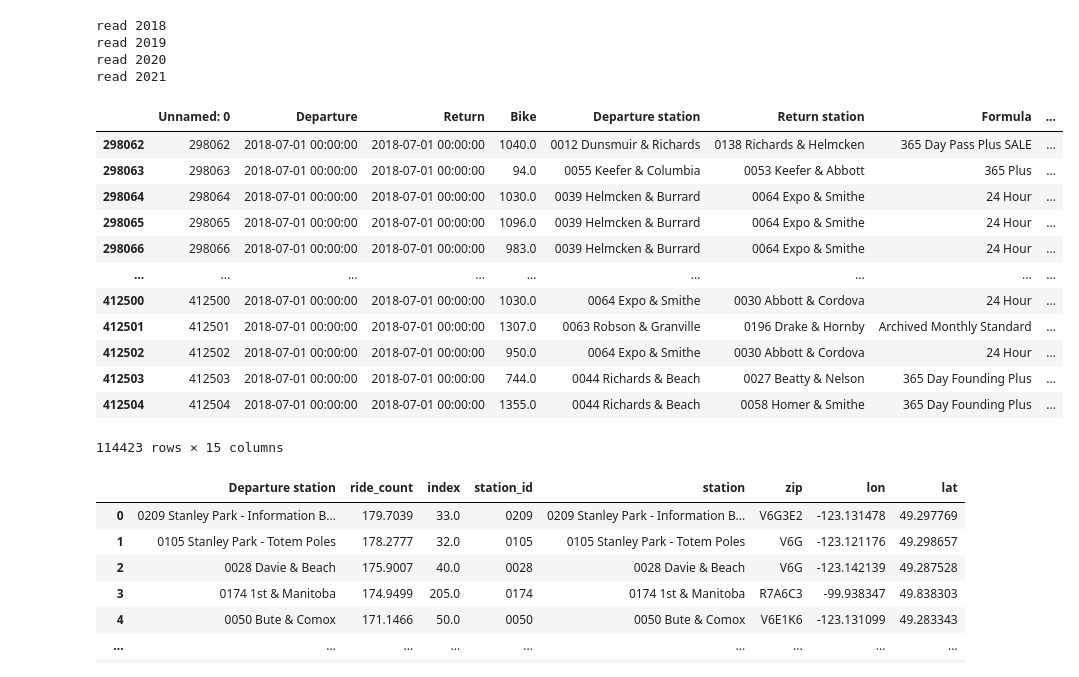
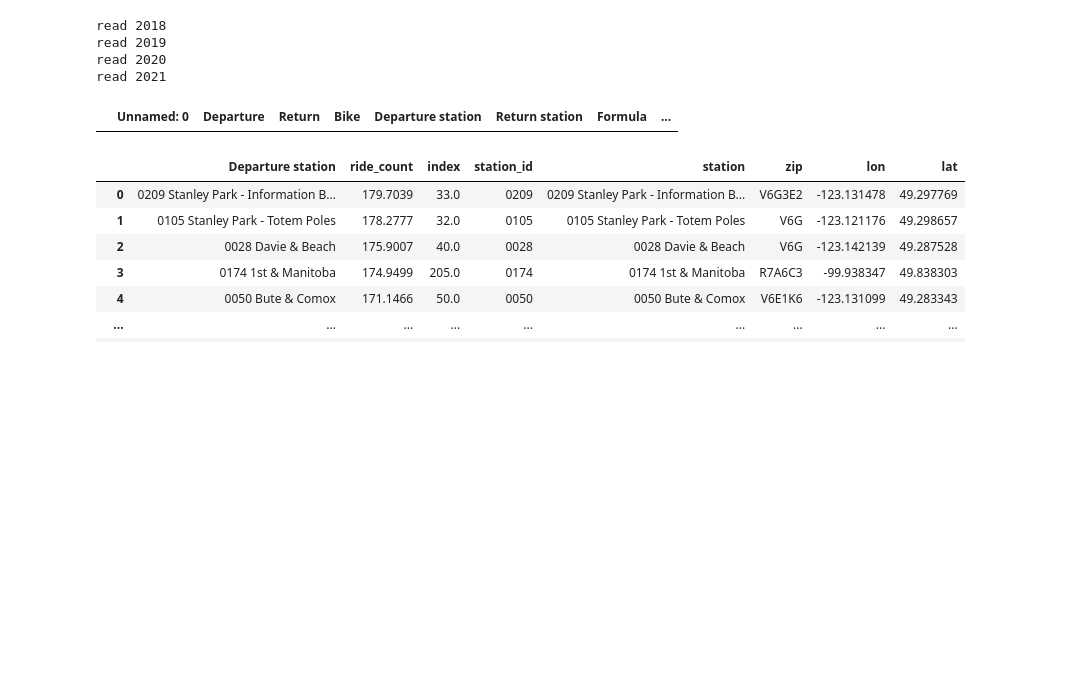
Before and after one commit to jefwang9/733_Final_Project, a Jupyter notebook: src/map_visual/web_display_dataProcess.ipynb, the cells around one changed output. Cells and saved outputs as stored; diff of their text form; code cells hidden in the pictures; blank space fills up the shorter version.

```diff
--- a/src/map_visual/web_display_dataProcess.ipynb
+++ b/src/map_visual/web_display_dataProcess.ipynb
@@ -77,22 +77,10 @@ df_sorted = group_by_departure_station(df)
 df_sorted_normalized = normalize_ride_count(df_sorted)
 df_station_geo = get_station_geo()
 # %%
-df = get_date_range_departure(data_2018, "2018-07-01", "2018-08-01")
+df = get_date_range_departure(data_2018, "2018-01-01", "2018-02-01")
 df
 # %% [output]
 |  | Unnamed: 0 | Departure | Return | Bike | Departure station | Return station | Formula | ... |
-| 298062 | 298062 | 2018-07-01 00:00:00 | 2018-07-01 00:00:00 | 1040.0 | 0012 Dunsmuir & Richards | 0138 Richards & Helmcken | 365 Day Pass Plus SALE | ... |
-| 298063 | 298063 | 2018-07-01 00:00:00 | 2018-07-01 00:00:00 | 94.0 | 0055 Keefer & Columbia | 0053 Keefer & Abbott | 365 Plus | ... |
-| 298064 | 298064 | 2018-07-01 00:00:00 | 2018-07-01 00:00:00 | 1030.0 | 0039 Helmcken & Burrard | 0064 Expo & Smithe | 24 Hour | ... |
-| 298065 | 298065 | 2018-07-01 00:00:00 | 2018-07-01 00:00:00 | 1096.0 | 0039 Helmcken & Burrard | 0064 Expo & Smithe | 24 Hour | ... |
-| 298066 | 298066 | 2018-07-01 00:00:00 | 2018-07-01 00:00:00 | 983.0 | 0039 Helmcken & Burrard | 0064 Expo & Smithe | 24 Hour | ... |
-| ... | ... | ... | ... | ... | ... | ... | ... | ... |
-| 412500 | 412500 | 2018-07-01 00:00:00 | 2018-07-01 00:00:00 | 1030.0 | 0064 Expo & Smithe | 0030 Abbott & Cordova | 24 Hour | ... |
-| 412501 | 412501 | 2018-07-01 00:00:00 | 2018-07-01 00:00:00 | 1307.0 | 0063 Robson & Granville | 0196 Drake & Hornby | Archived Monthly Standard | ... |
-| 412502 | 412502 | 2018-07-01 00:00:00 | 2018-07-01 00:00:00 | 950.0 | 0064 Expo & Smithe | 0030 Abbott & Cordova | 24 Hour | ... |
-| 412503 | 412503 | 2018-07-01 00:00:00 | 2018-07-01 00:00:00 | 744.0 | 0044 Richards & Beach | 0027 Beatty & Nelson | 365 Day Founding Plus | ... |
-| 412504 | 412504 | 2018-07-01 00:00:00 | 2018-07-01 00:00:00 | 1355.0 | 0044 Richards & Beach | 0058 Homer & Smithe | 365 Day Founding Plus | ... |
-114423 rows × 15 columns
 # %%
 df_merged = pd.merge(left=df_sorted_normalized, right=df_station_geo, how='left', left_on='Departure station', right_on='station').dropna()
 df_merged
```
Also changed, not shown: parts of 16 cells of this notebook.
